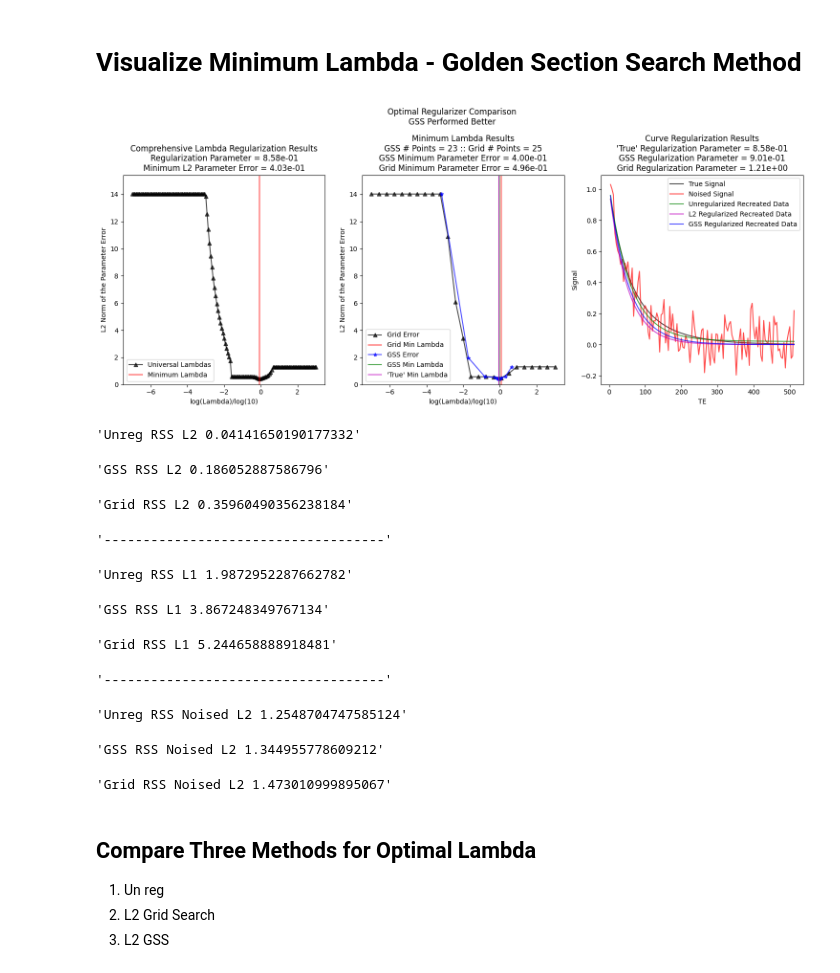
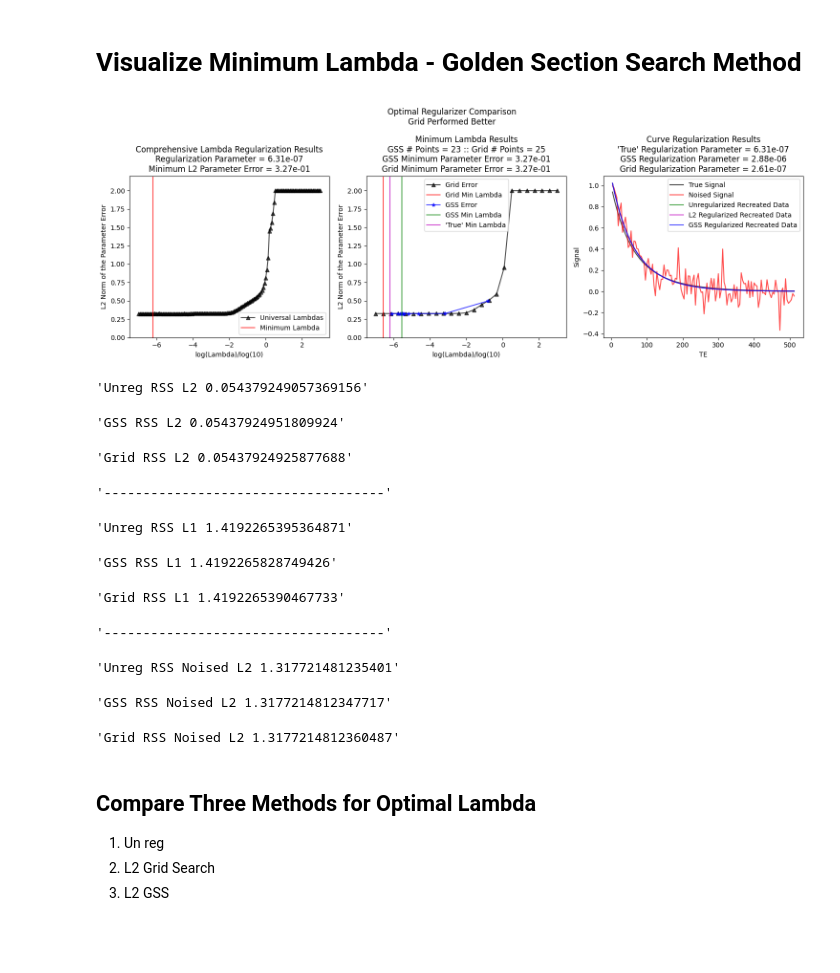
Before and after one commit to Griffin997/OptimalRegularizer, a Jupyter notebook: Generate_LambdaOpt.ipynb, the cells around one changed output. Drawn from its saved outputs; the diff is of its cells as text; code cells hidden in the pictures; blank space fills up the shorter version.

Commit message:
Regularized by the real image

```diff
--- a/Generate_LambdaOpt.ipynb
+++ b/Generate_LambdaOpt.ipynb
@@ -37,10 +37,6 @@ goldRat = (5**(1/2)-1)/2
 est_GSS_steps = np.ceil((np.log(GSS_tolerance) - np.log(lambdaB-lambdaA))/np.log(goldRat))+1
 print(est_GSS_steps)
 
-upper_bound = [1,1,500,1500] #Set upper bound on parameters c1, c2, T21, T22, respectively
-initial = (0.5, 0.5, 250, 750) #Set initial guesses
-agg_array = np.array([1,1,1/ob_weight, 1/ob_weight])
-
 tdata = np.linspace(d_start, d_increment*n_elements, n_elements)
 assert(tdata[0]==d_start)
 assert(tdata[-1]==d_increment*n_elements)
@@ -57,6 +53,12 @@ c2 = 0.5
 T21 = 45
 T22 = 100
 
+upper_bound = [1,1,500,1500] #Set upper bound on parameters c1, c2, T21, T22, respectively
+initial_params = np.array([c1, c2, T21, T22]) #Set initial guesses
+# initial_params = (0.5, 0.5, 250, 750) #Arbitrary params
+agg_array = np.array([1,1,1/ob_weight, 1/ob_weight])
+agg_array = np.array(1/initial_params)
+
 ############
 #Actual parameter sets to investigate
 noise_sd = 1/SNR
@@ -80,10 +82,11 @@ def G(t, con_1, con_2, tau_1, tau_2):
     function = con_1*np.exp(-t/tau_1) + con_2*np.exp(-t/tau_2)
     return function
 
-def G_tilde(lam, SA = 1):
+def G_tilde(lam, agg_arr = agg_array):
     #SA defines the signal amplitude, defaults to 1 for simulated data
+    agg_arr = lam*agg_arr
     def Gt_lam(t, con1, con2, tau1, tau2):
-        return np.append(G(t, con1, con2, tau1, tau2), [lam*con1/SA, lam*con2/SA, lam*tau1/ob_weight, lam*tau2/ob_weight])
+        return np.append(G(t, con1, con2, tau1, tau2), [con1, con2, tau1,tau2]*agg_arr)
     return Gt_lam
 
 def noise(sd):
@@ -112,10 +115,10 @@ def cov_matrix(con1, con2, tau1, tau2, noise_sd):
 # %% [markdown]
 # Define Regularization and Estimation Functions
 # %%
-def estimate_parameters(data, lam):
+def estimate_parameters(data, lam, init_p0 = initial_params):
     data_tilde = np.append(data, [0,0,0,0])
 
-    (rc1e, rc2e, rT21e, rT22e), rcov = curve_fit(G_tilde(lam), tdata, data_tilde, bounds = (0, upper_bound), p0=initial, max_nfev = 4000)
+    (rc1e, rc2e, rT21e, rT22e), rcov = curve_fit(G_tilde(lam), tdata, data_tilde, bounds = (0, upper_bound), p0=init_p0, max_nfev = 4000)
 
     if rT22e > rT21e:
         c1est = rc1e
@@ -130,7 +133,7 @@ def estimate_parameters(data, lam):
 
     return c1est, c2est, T21est, T22est
 
-def min_lambda(data, c1, c2, T21, T22, lambdas = default_lambdas, agg_arr = np.array([1, 1,1/ob_weight,1/ob_weight])):
+def min_lambda(data, c1, c2, T21, T22, lambdas = default_lambdas, agg_arr = agg_array):
     #Finds the lambda which minimizes the total error of the NLLS estimates for a given data set
     p_true = np.array([c1, c2, T21, T22])
     abs_error_list = []
@@ -147,7 +150,7 @@ def min_lambda(data, c1, c2, T21, T22, lambdas = default_lambdas, agg_arr = np.a
 
     return min_error_est, min_error_lambda
 
-def find_minLambda_omni_L2(noisey_data, c1, c2, T21, T22, lambdas = default_lambdas, agg_arr = np.array([1, 1,1/ob_weight,1/ob_weight])):
+def find_minLambda_omni_L2(noisey_data, c1, c2, T21, T22, lambdas = default_lambdas, agg_arr = agg_array):
     #Finds the lambda which minimizes the total error of the NLLS estimates for a given data set
     p_true = np.array([c1, c2, T21, T22])
     abs_error_list = []
@@ -164,7 +167,7 @@ def find_minLambda_omni_L2(noisey_data, c1, c2, T21, T22, lambdas = default_lamb
 
     return min_error_est, min_error_lambda, abs_error_list
 
-def find_minLambda_omni_L1(noisey_data, c1, c2, T21, T22, lambdas = default_lambdas, agg_arr = np.array([1, 1,1/ob_weight,1/ob_weight])):
+def find_minLambda_omni_L1(noisey_data, c1, c2, T21, T22, lambdas = default_lambdas, agg_arr = agg_array):
     #Finds the lambda which minimizes the total error of the NLLS estimates for a given data set
     p_true = np.array([c1, c2, T21, T22])
     abs_error_list = []
@@ -181,7 +184,7 @@ def find_minLambda_omni_L1(noisey_data, c1, c2, T21, T22, lambdas = default_lamb
 
     return min_error_est, min_error_lambda, abs_error_list
 
-def find_minLambda_GSS_omni(noisey_data, c1, c2, T21, T22, tolerance = GSS_tolerance, lambdaA = lambdaA, lambdaB = lambdaB, agg_arr = np.array([1, 1,1/ob_weight,1/ob_weight])):
+def find_minLambda_GSS_omni(noisey_data, c1, c2, T21, T22, tolerance = GSS_tolerance, lambdaA = lambdaA, lambdaB = lambdaB, agg_arr = agg_array):
     #Finds the lambda which minimizes the total error of the NLLS estimates for a given data set
     p_true = np.array([c1, c2, T21, T22])
     goldRat = (5**(1/2)-1)/2
@@ -248,7 +251,7 @@ def find_minLambda_GSS_omni(noisey_data, c1, c2, T21, T22, tolerance = GSS_toler
 
     return min_error_est, min_error_lambda, lambdaList, errorList
 
-def find_minLambda_GSS_quick(noisey_data, c1, c2, T21, T22, tolerance = GSS_tolerance, lambdaA = lambdaA, lambdaB = lambdaB, agg_arr = np.array([1, 1,1/ob_weight,1/ob_weight])):
+def find_minLambda_GSS_quick(noisey_data, c1, c2, T21, T22, tolerance = GSS_tolerance, lambdaA = lambdaA, lambdaB = lambdaB, agg_arr = agg_array):
     #Finds the lambda which minimizes the total error of the NLLS estimates for a given data set
     p_true = np.array([c1, c2, T21, T22])
     goldRat = (5**(1/2)-1)/2
@@ -409,7 +412,7 @@ recreated_RSS_grid_noised = np.sum((data - recreated_curve_grid)**2)
 
 opt_ymax = 1.1*np.max([np.max(error_array_grid),np.max(error_array_GSS),np.max(error_array_comp)])
 
-fig, ax = plt.subplots(1,3,figsize=(15,6.5), tight_layout=True)
+fig, ax = plt.subplots(1,3,figsize=(15,5.5), tight_layout=True)
 ax[0].plot(np.log10(lambdas_comprehensive), error_array_comp, label = 'Universal Lambdas', alpha = 0.7, color ='k', ls = '-', marker = '^')
 ax[0].axvline(x=np.log10(min_error_lambda_comp), label = 'Minimum Lambda', alpha = 0.7, color ='r', ls = '-')
 ax[0].set_xlabel('log(Lambda)/log(10)')
@@ -441,45 +444,45 @@ ax[2].plot(tdata, unreg_curve, label = 'Unregularized Recreated Data', alpha = 0
 ax[2].plot(tdata, recreated_curve_grid, label = 'L2 Regularized Recreated Data', alpha = 0.7, color ='m', ls = '-')
 ax[2].plot(tdata, recreated_curve_GSS, label = 'GSS Regularized Recreated Data', alpha = 0.7, color ='b', ls = '-')
 ax[2].set_xlabel('TE')
 ax[2].set_ylabel('Signal')
 ax[2].set_title('Curve Regularization Results' +
                 "\n'True' Regularization Parameter = " + "{:.2e}".format(min_error_lambda_comp) +
                 '\nGSS Regularization Parameter = ' + "{:.2e}".format(min_error_lambda_GSS) +
                 '\nGrid Regularization Parameter = ' + "{:.2e}".format(min_error_lambda_grid))
 ax[2].legend()
 
 if abs(min_error_lambda_GSS - min_error_lambda_comp) < abs(min_error_lambda_grid - min_error_lambda_comp):
     fig.suptitle("Optimal Regularizer Comparison" + '\nGSS Performed Better')
 else:
     fig.suptitle("Optimal Regularizer Comparison" + '\nGrid Performed Better')
 
 plt.show()
 
 ### Output for all RSS metrics
 display(f"Unreg RSS L2 {unreg_RSS}")
 display(f"GSS RSS L2 {recreated_RSS_GSS}")
 display(f"Grid RSS L2 {recreated_RSS_grid}")
 display("------------------------------------")
 display(f"Unreg RSS L1 {unreg_RSS_L1}")
 display(f"GSS RSS L1 {recreated_RSS_GSS_L1}")
 display(f"Grid RSS L1 {recreated_RSS_grid_L1}")
 display("------------------------------------")
 display(f"Unreg RSS Noised L2 {unreg_RSS_noised}")
 display(f"GSS RSS Noised L2 {recreated_RSS_GSS_noised}")
 display(f"Grid RSS Noised L2 {recreated_RSS_grid_noised}")
 # %% [output]
-[figure, old version]
+[figure, new version]
-'Unreg RSS L2 0.04141650190177332'
+'Unreg RSS L2 0.054379249057369156'
-'GSS RSS L2 0.186052887586796'
+'GSS RSS L2 0.05437924951809924'
-'Grid RSS L2 0.35960490356238184'
+'Grid RSS L2 0.05437924925877688'
 '------------------------------------'
-'Unreg RSS L1 1.9872952287662782'
+'Unreg RSS L1 1.4192265395364871'
-'GSS RSS L1 3.867248349767134'
+'GSS RSS L1 1.4192265828749426'
-'Grid RSS L1 5.244658888918481'
+'Grid RSS L1 1.4192265390467733'
 '------------------------------------'
-'Unreg RSS Noised L2 1.2548704747585124'
+'Unreg RSS Noised L2 1.317721481235401'
-'GSS RSS Noised L2 1.344955778609212'
+'GSS RSS Noised L2 1.3177214812347717'
-'Grid RSS Noised L2 1.473010999895067'
+'Grid RSS Noised L2 1.3177214812360487'
 # %% [markdown]
 ## Compare Three Methods for Optimal Lambda
 1. Un reg
```
Also changed, not shown: parts of 2 cells of this notebook.
